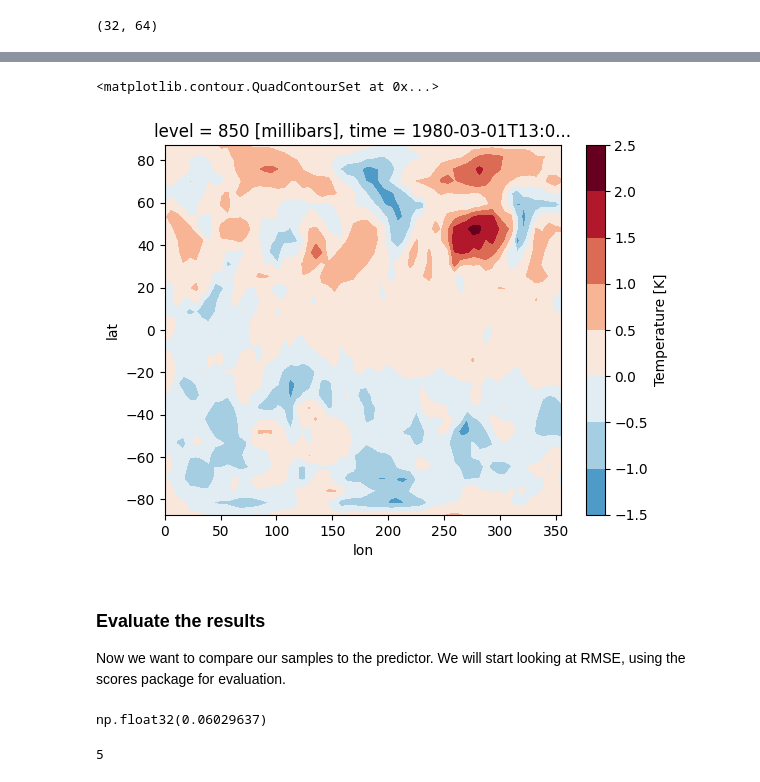
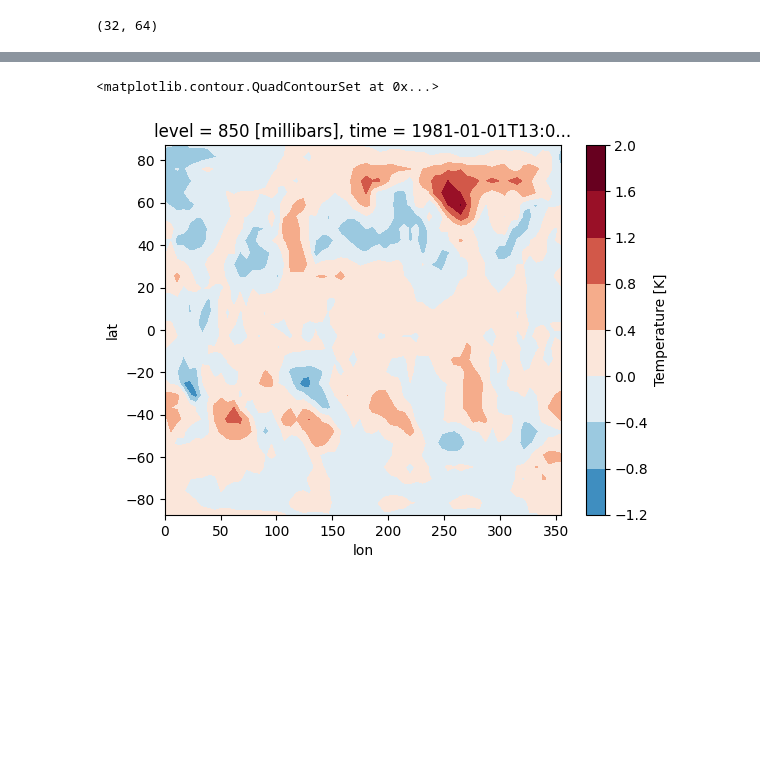
Before and after one commit to MetOffice/ai4c_hackathon, a Jupyter notebook: notebooks/ERA5_autoencoder.ipynb, the cells around one changed output, grey strips where cells are left out. Cells and saved outputs as stored; diff of their text form; code cells hidden in the pictures; blank space fills up the shorter version.

Commit message:
Updated training scripts and notebook for new GWS.

```diff
--- a/notebooks/ERA5_autoencoder.ipynb
+++ b/notebooks/ERA5_autoencoder.ipynb
@@ -192,7 +260,7 @@ wb_train_ds = WeatherbenchDataset(wb_arco_path,
                                  )
 # %%
 wb_val_ds = WeatherbenchDataset(wb_arco_path,
-                                  (datetime.datetime(1981,11,2,0,0), datetime.datetime(1982,1,1,0,0)),
+                                  (datetime.datetime(1981,11,1,0,0), datetime.datetime(1981,11,11,0,0)),
                                   is_train=False,
                                   variables = var_subset,
                                   levels=pl_subset,
@@ -393,13 +482,13 @@ num_epochs = 10
 # %%
 %%time
 for epoch_num in range(num_epochs):
-    print(epoch_num)
+    epoch_start_dt = datetime.datetime.now()
+    print(f'current epoch {epoch_num}')
     epoch_train_loss = 0.0
-    epoch_val_loss = 0.0
-
+    ae_model.train()
     for batch_ix, X_batch in enumerate(wb_train_loader):
-        if (batch_ix % 1000) == 0:
-            print(batch_ix)
+        if (batch_ix % 50) == 0:
+            print(f' - current batch {batch_ix}')
         optimizer.zero_grad()
         predictions = ae_model.forward(X_batch.to(device))
         loss_batch = loss_function(predictions, X_batch.to(device))
@@ -407,13 +496,23 @@ for epoch_num in range(num_epochs):
         optimizer.step()
         epoch_train_loss += loss_batch.to('cpu').item()
     epoch_train_loss /= len(wb_train_loader)
+    print(f'train loss {epoch_train_loss}')
 
-    for batch_ix_val, X_batch_val in enumerate(wb_val_loader):
-        predictions_val = ae_model.forward(X_batch_val.to(device))
-        loss_batch_val = loss_function(predictions_val, X_batch_val.to(device))
-        epoch_val_loss += loss_batch_val.to('cpu').item()
+    ae_model.eval()
+    epoch_val_loss = 0.0
+    with torch.no_grad():
+        for batch_ix_val, X_batch_val in enumerate(wb_val_loader):
+            predictions_val = ae_model.forward(X_batch_val.to(device))
+            loss_batch_val = loss_function(predictions_val, X_batch_val.to(device))
+            epoch_val_loss += loss_batch_val.to('cpu').item()
     epoch_val_loss /= len(wb_val_loader)
+    print(f'val loss {epoch_val_loss}')
 
-    print(epoch_train_loss)
-    print(epoch_val_loss)
+    epoch_duration_minutes = (datetime.datetime.now() - epoch_start_dt) // 60
+    print(f'epoch train loop time {epoch_duration_minutes} minutes')
+    if run_dir is not None:
+        cp_fname = f'era5_autoencoder_checkoint_{epoch_num:03d}.pth'
+        cp_path = run_dir / cp_fname
+        torch.save(ae_model, cp_path)
+        print(f'checkpoint for epoch {epoch_num} saved to {cp_path}')
 # %% [output]
@@ -467,5 +579,5 @@ history :
 # %%
-sample_input = wb_train_ds._ds_norm['temperature'].sel(level=850, time='1980-03-01T13:00')
+sample_input = wb_train_ds._ds_norm['temperature'].sel(level=850, time='1981-01-01T13:00')
 # %%
 sample_input.plot.contourf()
 # %% [output]
@@ -526,5 +664,5 @@ pred_arr.shape
 # %%
-pred_da.values = pred_arr[0,:,:]
+pred_da.values = pred_arr[0,0,:,:]
 # %%
 pred_arr.shape
 # %% [output]
@@ -537,8 +680,5 @@ pred_da.plot.contourf()
 # %%
-(pred_da - wb_train_ds._ds_norm)['temperature'].sel(level=850, time='1980-03-01T13:00').plot.contourf()
+(pred_da - wb_train_ds._ds_norm)['temperature'].sel(level=850, time='1981-01-01T13:00').plot.contourf()
 # %% [output]
 <matplotlib.contour.QuadContourSet at 0x...>
-[figure, old version]
+[figure, new version]
-# %% [markdown]
-### Evaluate the results
-Now we want to compare our samples to the predictor. We will start looking at RMSE, using the scores package for evaluation.
@@ -547,11 +684,0 @@ import scores
-# %%
-scores.continuous.rmse(
-    ae_model.forward(wb_val_ds[:10].to(device)).to('cpu').detach().numpy(),
-    wb_val_ds[:10].numpy()
-)
-# %% [output]
-np.float32(0.06029637)
-# %%
-3+2
-# %% [output]
-5
```
Also changed, not shown: parts of 49 cells of this notebook, 5 other files.
